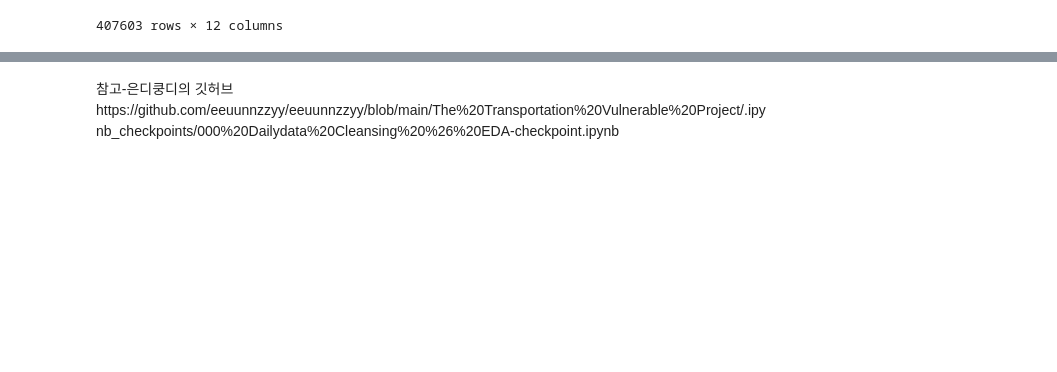
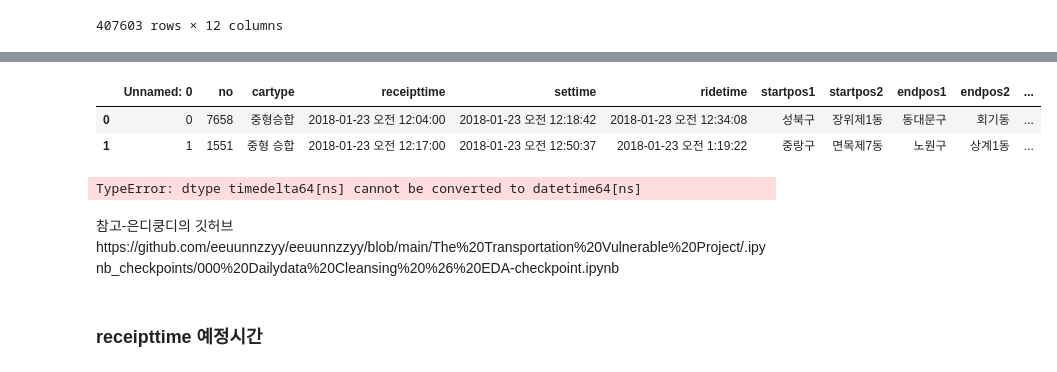
Before and after one commit to minjaering/Disabled-person-taxi-project, a Jupyter notebook: 1. Data Cleansing.ipynb, the cells around one changed output, grey strips where cells are left out. Saved outputs shown, nothing was run; the diff lists cells and outputs as text; code cells hidden in the pictures; blank space fills up the shorter version.

```diff
--- a/1. Data Cleansing.ipynb
+++ b/1. Data Cleansing.ipynb
@@ -196,0 +251,9 @@ for i in range(len(df)):
+# %%
+con = df['승차시간'] == dt.timedelta(hours=0)
+df[con]['승차시간'] = pd.to_datetime(df[con]['am'])
+sindx = df[con]['승차시간'].index
+df.loc[sindx, '승차시간'] = pd.to_datetime(df[con]['am'])
+df[df['승차시간'] == dt.timedelta(hours=0)]
+df['승차시간'] = pd.to_datetime(df['승차시간'])
+df = df.drop(['am','pm'], axis = 1)
+df.info()
@@ -196,0 +286,25 @@ for i in range(len(df)):
+# %%
+df['settime'].str.contains('am')
+df[df['settime'].isna()].head()
+
+df_set_na = df[df['settime'].isna()]
+df_set_na.to_csv('df_set_na.csv', index = False, encoding = 'utf-8')
+
+snax = df[df['settime'].isna()].index
+df = df.drop(snax)
+
+df['am'] = pd.to_datetime(df[df['settime'].str.contains('am')]['settime'].str.replace('am', ''))
+df['pm'] = pd.to_datetime(df[df['settime'].str.contains('pm')]['settime'].str.replace('pm', '')) + dt.timedelta(hours = 12)
+
+df['pm'] = df['pm'].fillna(dt.timedelta(hours=0))
+df['am'] = df['am'].fillna(dt.timedelta(hours=0))
+# %%
+%%time
+
+승차_val = []
+for i in range(len(df)):
+    try:
+        val = df['pm'][i] + df['am'][i]
+        승차_val.append(val)
+    except:
+        승차_val.append(dt.timedelta(hours=0))
@@ -196,0 +314,13 @@ for i in range(len(df)):
+# %%
+df['배차시간'] = 승차_val
+df[df['배차시간'] == dt.timedelta(hours=0)].head(2)
+# %% [output]
+|  | Unnamed: 0 | no | cartype | receipttime | settime | ridetime | startpos1 | startpos2 | endpos1 | endpos2 | ... |
+| 0 | 0 | 7658 | 중형승합 | 2018-01-23 오전 12:04:00 | 2018-01-23 오전 12:18:42 | 2018-01-23 오전 12:34:08 | 성북구 | 장위제1동 | 동대문구 | 회기동 | ... |
+| 1 | 1 | 1551 | 중형 승합 | 2018-01-23 오전 12:17:00 | 2018-01-23 오전 12:50:37 | 2018-01-23 오전 1:19:22 | 중랑구 | 면목제7동 | 노원구 | 상계1동 | ... |
+# %%
+con = df['배차시간'] == dt.timedelta(hours=0)
+binx = df[con]['배차시간'].index
+df.loc[binx, '배차시간'] = pd.to_datetime(df[con]['am']) 11시!!!
+# %% [output]
+TypeError: dtype timedelta64[ns] cannot be converted to datetime64[ns]
@@ -197,2 +332,4 @@ for i in range(len(df)):
 # %% [markdown]
 참고-은디쿵디의 깃허브https://github.com/eeuunnzzyy/eeuunnzzyy/blob/main/The%20Transportation%20Vulnerable%20Project/.ipynb_checkpoints/000%20Dailydata%20Cleansing%20%26%20EDA-checkpoint.ipynb
+# %% [markdown]
+### receipttime 예정시간
```
Also changed, not shown: parts of 34 cells of this notebook.
